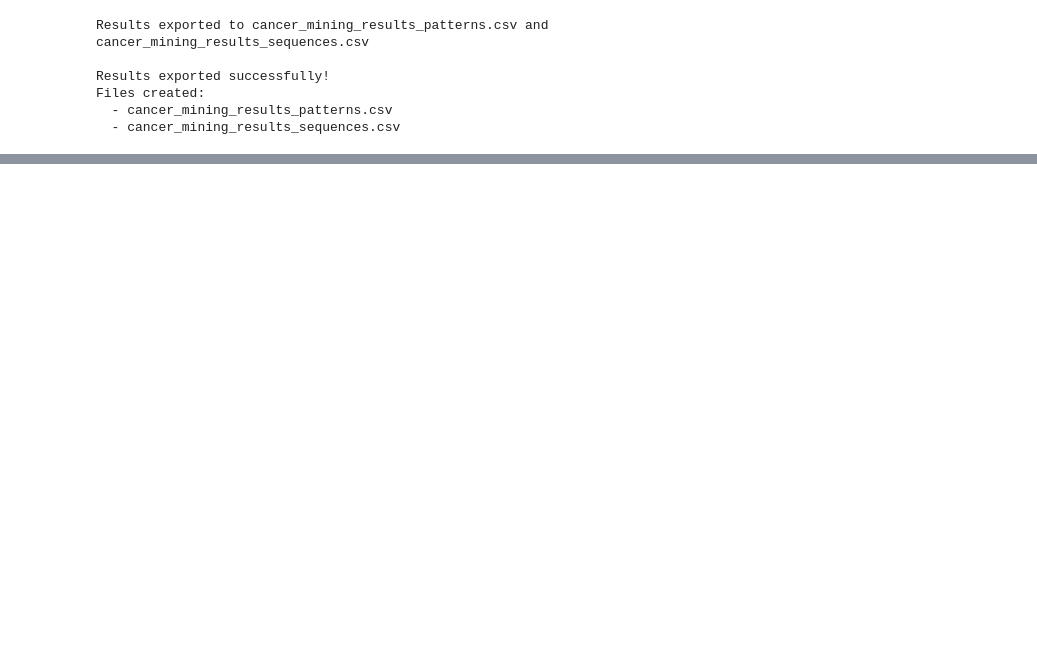
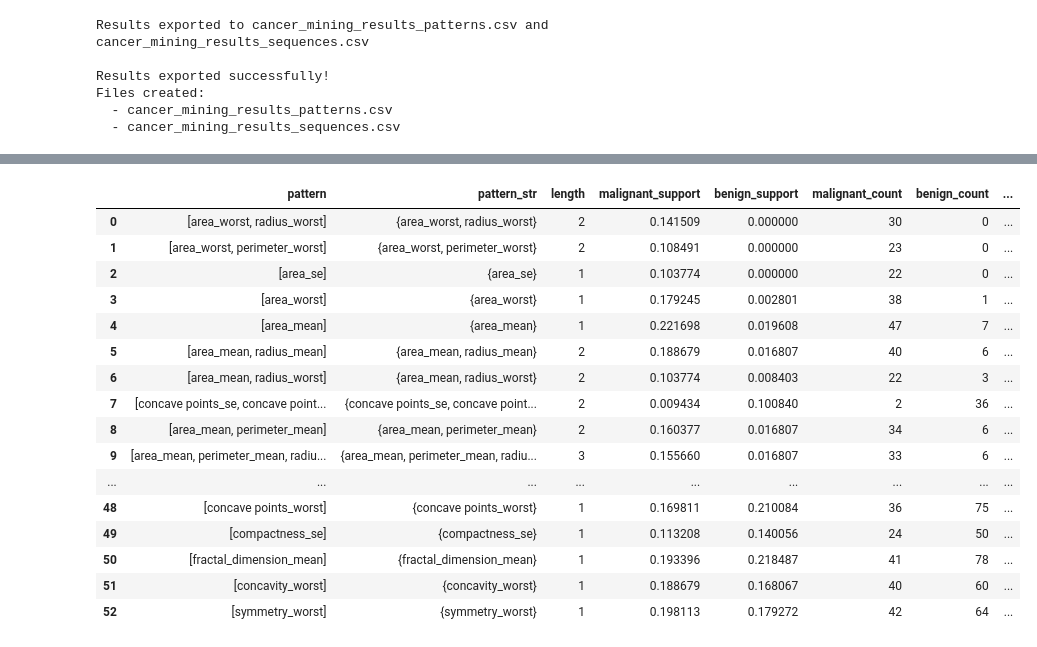
Before and after one commit to Tiltage/SC4020-DAnM-proj2, a Jupyter notebook: Task_2/task_2.ipynb, the cells around one changed output, grey strips where cells are left out. Saved outputs shown, nothing was run; the diff lists cells and outputs as text; code cells hidden in the pictures; blank space fills up the shorter version.

```diff
--- a/Task_2/task_2.ipynb
+++ b/Task_2/task_2.ipynb
@@ -528,3 +531,23 @@ KEY FINDINGS SUMMARY
    Most common length: 1
 
 ================================================================================
+# %%
+patterns
+# %% [output]
+|  | pattern | pattern_str | length | malignant_support | benign_support | malignant_count | benign_count | ... |
+| 0 | [area_worst, radius_worst] | {area_worst, radius_worst} | 2 | 0.141509 | 0.000000 | 30 | 0 | ... |
+| 1 | [area_worst, perimeter_worst] | {area_worst, perimeter_worst} | 2 | 0.108491 | 0.000000 | 23 | 0 | ... |
+| 2 | [area_se] | {area_se} | 1 | 0.103774 | 0.000000 | 22 | 0 | ... |
+| 3 | [area_worst] | {area_worst} | 1 | 0.179245 | 0.002801 | 38 | 1 | ... |
+| 4 | [area_mean] | {area_mean} | 1 | 0.221698 | 0.019608 | 47 | 7 | ... |
+| 5 | [area_mean, radius_mean] | {area_mean, radius_mean} | 2 | 0.188679 | 0.016807 | 40 | 6 | ... |
+| 6 | [area_mean, radius_worst] | {area_mean, radius_worst} | 2 | 0.103774 | 0.008403 | 22 | 3 | ... |
+| 7 | [concave points_se, concave point... | {concave points_se, concave point... | 2 | 0.009434 | 0.100840 | 2 | 36 | ... |
+| 8 | [area_mean, perimeter_mean] | {area_mean, perimeter_mean} | 2 | 0.160377 | 0.016807 | 34 | 6 | ... |
+| 9 | [area_mean, perimeter_mean, radiu... | {area_mean, perimeter_mean, radiu... | 3 | 0.155660 | 0.016807 | 33 | 6 | ... |
+| ... | ... | ... | ... | ... | ... | ... | ... | ... |
+| 48 | [concave points_worst] | {concave points_worst} | 1 | 0.169811 | 0.210084 | 36 | 75 | ... |
+| 49 | [compactness_se] | {compactness_se} | 1 | 0.113208 | 0.140056 | 24 | 50 | ... |
+| 50 | [fractal_dimension_mean] | {fractal_dimension_mean} | 1 | 0.193396 | 0.218487 | 41 | 78 | ... |
+| 51 | [concavity_worst] | {concavity_worst} | 1 | 0.188679 | 0.168067 | 40 | 60 | ... |
+| 52 | [symmetry_worst] | {symmetry_worst} | 1 | 0.198113 | 0.179272 | 42 | 64 | ... |
```
Also changed, not shown: parts of 11 cells of this notebook, 1 other file.
